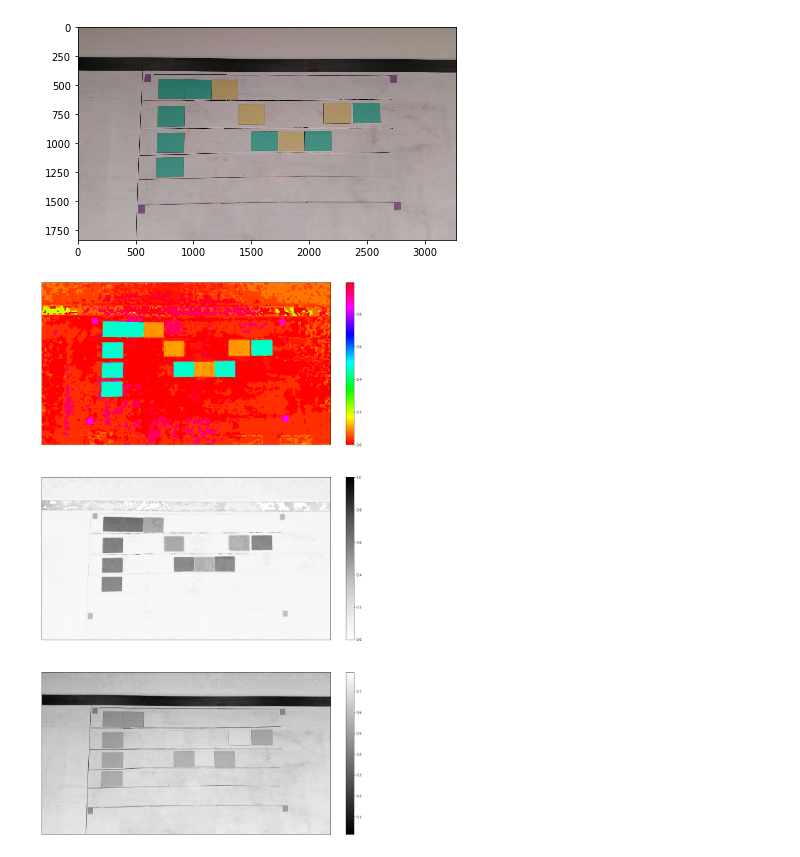
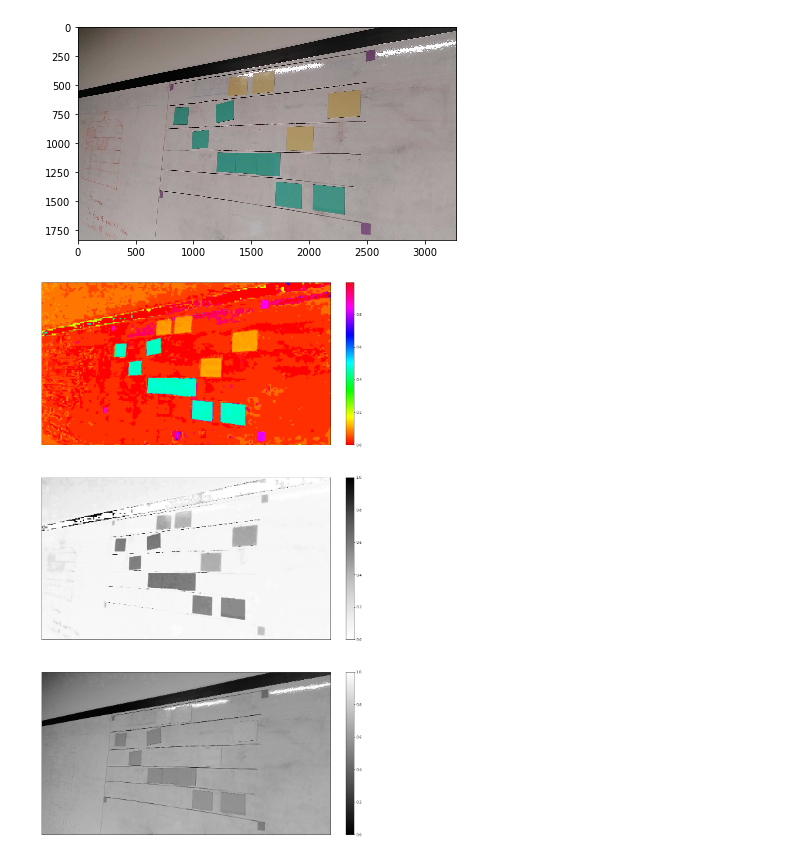
Before and after one commit to hackerspace-silesia/nospr-kopytko, a Jupyter notebook: image-detection.ipynb, the cells around one changed output. Drawn from its saved outputs; the diff is of its cells as text; code cells hidden in the pictures.

```diff
--- a/image-detection.ipynb
+++ b/image-detection.ipynb
@@ -25,11 +25,11 @@ def show_images(data, small=False, colormap=False):
     if small:
         fig.show()
 # %%
-img = img_as_float(imread("b.jpg"))
+img = img_as_float(imread("c.jpg"))
 imshow(img)
 show()
 # %% [output]
-[figure, old version]
+[figure, new version]
 # %%
 hsv = rgb2hsv(img)
 h = hsv[:,:,0]
@@ -42,7 +42,7 @@ show_images([
     (v, 'gray'),
 ], colormap=True)
 # %% [output]
-[figure, old version]
+[figure, new version]
 # %%
 from skimage.color import label2rgb
 from skimage.measure import label
```
Also changed, not shown: parts of 5 cells of this notebook.
